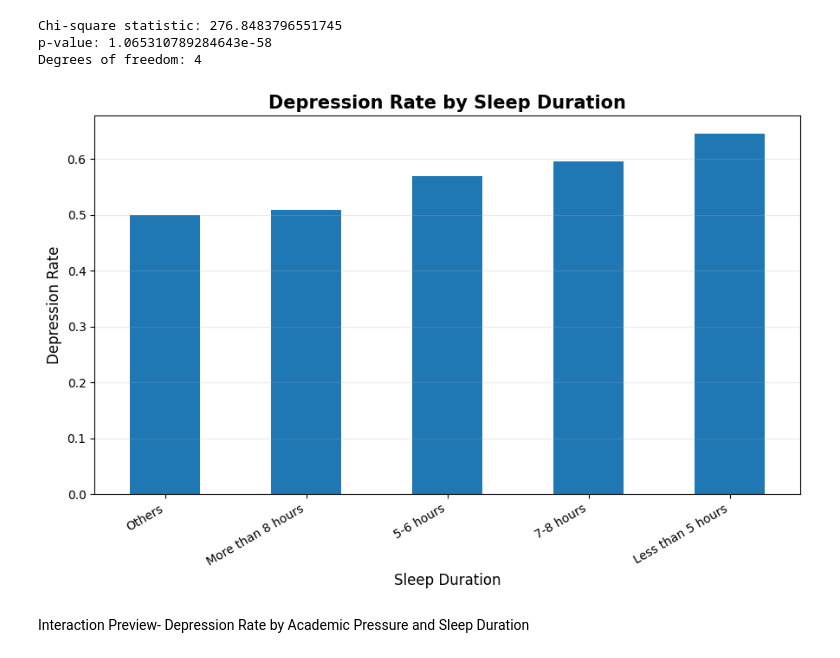
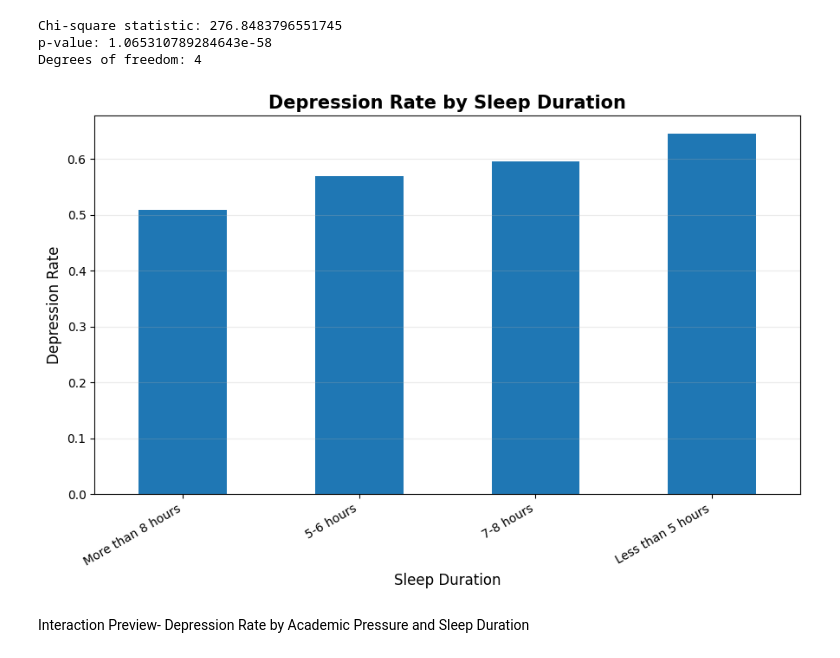
Before and after one commit to leasydd/Student-Depression-Analysis, a Jupyter notebook: תיאוריה_סטטיסטית_פרוייקט_סוף.ipynb, the cells around one changed output. Saved outputs shown, nothing was run; the diff lists cells and outputs as text; code cells hidden in the pictures.

```diff
--- a/תיאוריה_סטטיסטית_פרוייקט_סוף.ipynb
+++ b/תיאוריה_סטטיסטית_פרוייקט_סוף.ipynb
@@ -31,35 +38,43 @@ Degrees of freedom: 4
 # %%
 # Figure 1 - Sleep Duration and Depression
 
 import matplotlib.pyplot as plt
 
+# Remove the "Others" category
+df_plot = df[df['Sleep Duration'] != 'Others']
+
 # Calculate depression rate for each sleep duration category
-sleep_depression = df.groupby('Sleep Duration')['Depression'].mean().sort_values()
+sleep_depression = (
+    df_plot
+    .groupby('Sleep Duration')['Depression']
+    .mean()
+    .sort_values()
+)
 
 plt.figure(figsize=(9,6))
 
 sleep_depression.plot(kind='bar')
 
 plt.title(
     'Depression Rate by Sleep Duration',
     fontsize=15,
     fontweight='bold'
 )
 
 plt.xlabel('Sleep Duration', fontsize=12)
 plt.ylabel('Depression Rate', fontsize=12)
 
 plt.xticks(rotation=30, ha='right')
 plt.grid(axis='y', alpha=0.25)
 
 plt.tight_layout()
 
 # Save for Overleaf
 plt.savefig("figure1.png", dpi=300, bbox_inches="tight")
 
 plt.show()
 # %% [output]
-[figure, old version]
+[figure, new version]
 # %% [markdown]
 Interaction Preview- Depression Rate by Academic Pressure and Sleep Duration
 # %%
```
Also changed, not shown: parts of 3 cells of this notebook, 2 other files.
